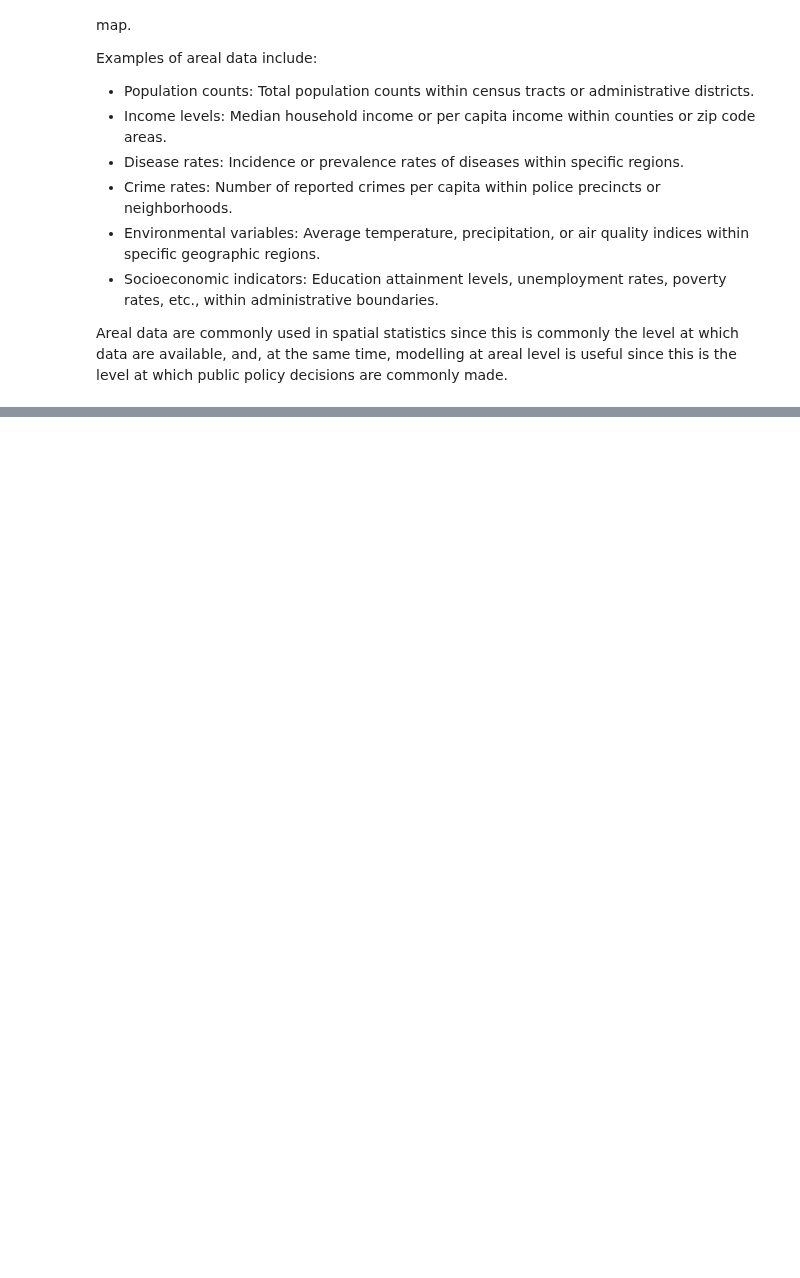
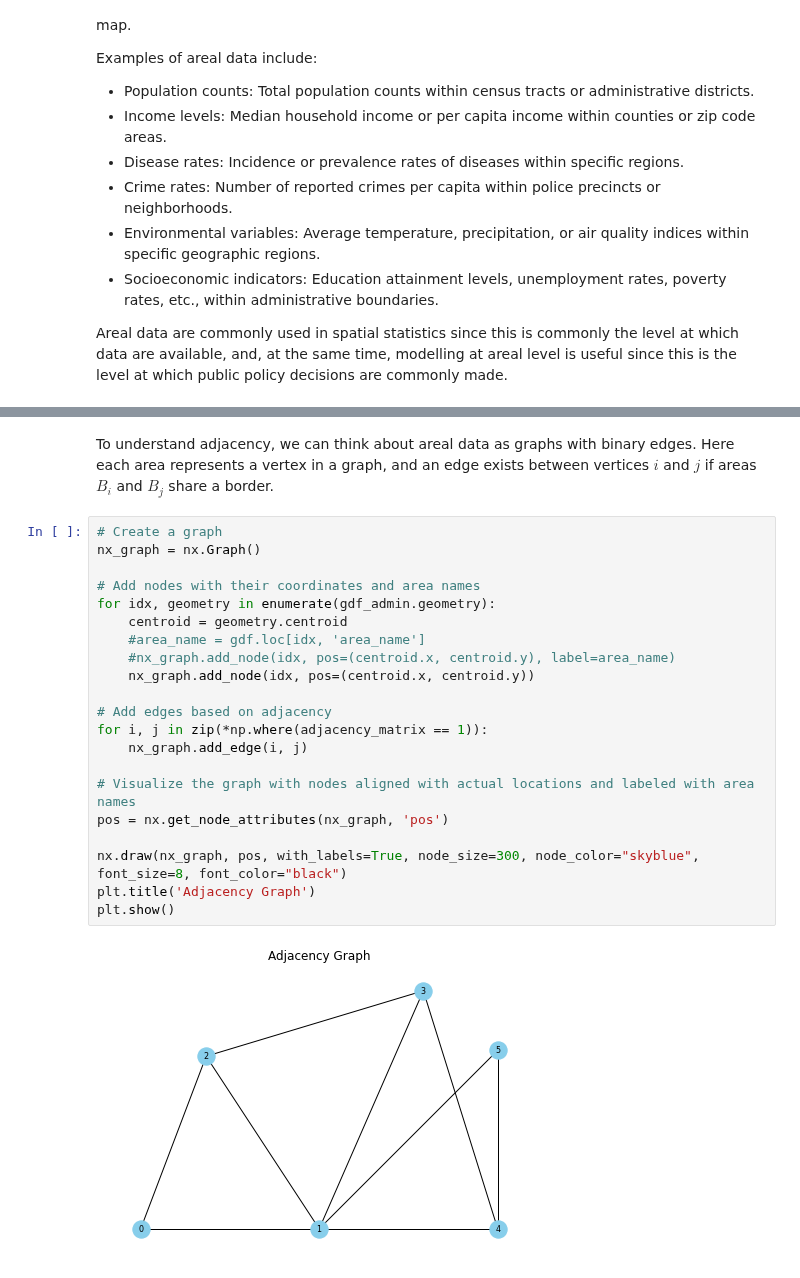
Before and after one commit to elizavetasemenova/prob-epi, a Jupyter notebook: 16_areal_data.ipynb, the cells around one changed output, grey strips where cells are left out. Cells and saved outputs as stored; diff of their text form; blank space fills up the shorter version.

```diff
--- a/16_areal_data.ipynb
+++ b/16_areal_data.ipynb
@@ -65,3 +124,28 @@ plt.show()
+# %% [markdown]
+To understand adjacency, we can think about areal data as graphs with binary edges. Here each area represents a vertex in a graph, and an edge exists between vertices $i$ and $j$ if areas $B_i$ and $B_j$ share a border.
+# %%
+# Create a graph
+nx_graph = nx.Graph()
+
+# Add nodes with their coordinates and area names
+for idx, geometry in enumerate(gdf_admin.geometry):
+    centroid = geometry.centroid
+    #area_name = gdf.loc[idx, 'area_name']
+    #nx_graph.add_node(idx, pos=(centroid.x, centroid.y), label=area_name)
+    nx_graph.add_node(idx, pos=(centroid.x, centroid.y))
+
+# Add edges based on adjacency
+for i, j in zip(*np.where(adjacency_matrix == 1)):
+    nx_graph.add_edge(i, j)
+
+# Visualize the graph with nodes aligned with actual locations and labeled with area names
+pos = nx.get_node_attributes(nx_graph, 'pos')
+
+nx.draw(nx_graph, pos, with_labels=True, node_size=300, node_color="skyblue", font_size=8, font_color="black")
+plt.title('Adjacency Graph')
+plt.show()
+# %% [output]
+[figure, added]
 # %% [markdown]
 ## Models of areal data
 
```
Also changed, not shown: parts of 8 cells of this notebook, 1 other file.
